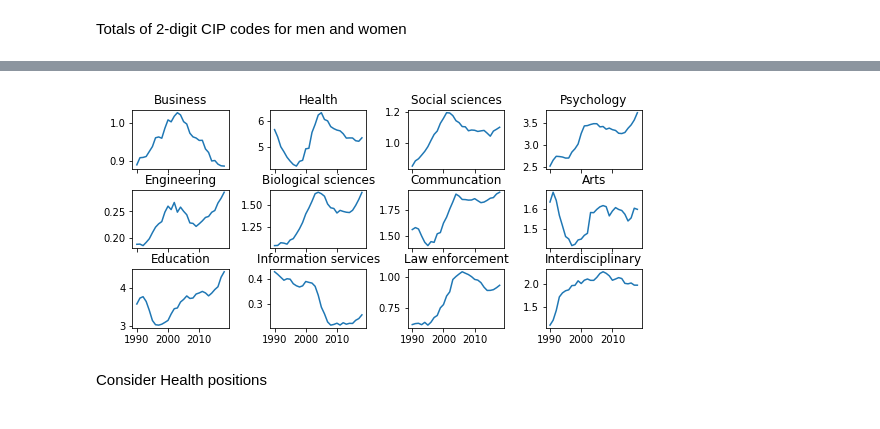
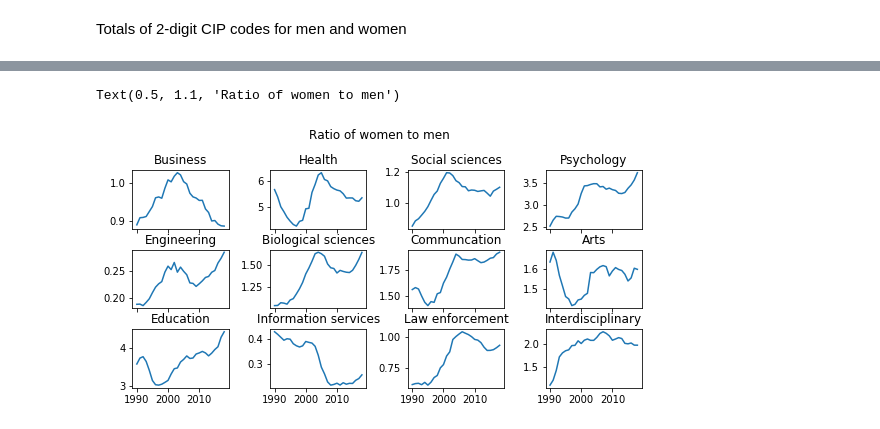
Before and after one commit to tara-sullivan/hcs, a Jupyter notebook: code/ipeds/ipeds_trends.ipynb, the cells around one changed output, grey strips where cells are left out. Saved outputs shown, nothing was run; the diff lists cells and outputs as text; code cells hidden in the pictures.

```diff
--- a/code/ipeds/ipeds_trends.ipynb
+++ b/code/ipeds/ipeds_trends.ipynb
@@ -211,23 +214,19 @@ cip2rate = cip2rate['rate'].unstack()
 # %%
 fig, ax = plt.subplots(3,4,sharex='col')
 
 # Figure size shit
 
 fig.set_size_inches(2.4*fig_width,1.8*fig_height)
 
 fig.tight_layout()
 
 for i in range(3):
     for j in range(4):
         k = i*4+j
         ax[i,j].plot(cip2rate[top12[k]])
         ax[i,j].set_title(cip2labels_short[top12[k]])
 
-
-# create legend (bug necessitates awkward language)
-# ax[1,3].legend(list(map(label_dict.get, cip2df[top12[0]].columns.to_list())),
-#                loc='center left',bbox_to_anchor=(1,.6))
+fig.suptitle('Ratio of women to men',x=0.5,y=1.1)
 # %% [output]
+Text(0.5, 1.1, 'Ratio of women to men')
-[figure, old version]
+[figure, new version]
-# %% [markdown]
-Consider Health positions
```
Also changed, not shown: parts of 30 cells of this notebook, 2 other files.
